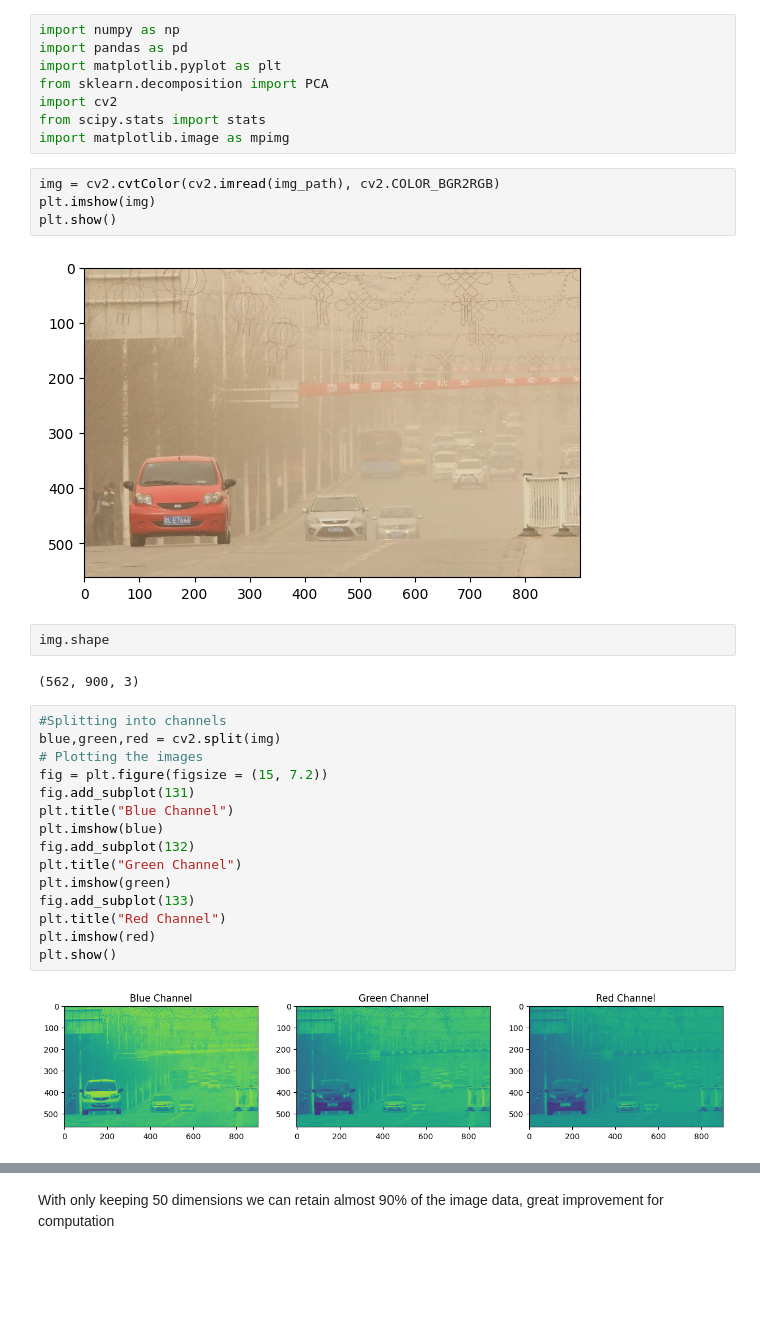
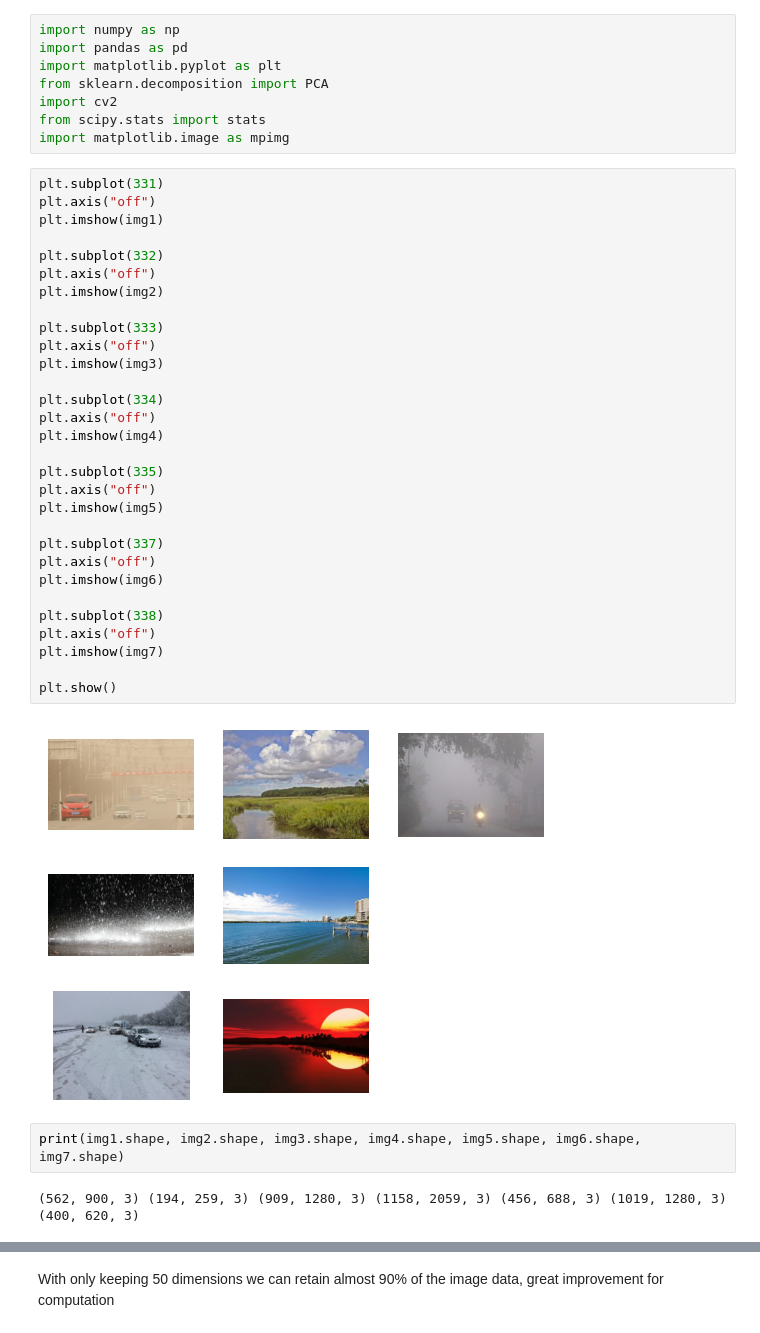
Before and after one commit to Vijayvkb007/Weather-Detection-System, a Jupyter notebook: advanced-data-processing.ipynb, the cells around one changed output, grey strips where cells are left out. Cells and saved outputs as stored; diff of their text form; blank space fills up the shorter version.

```diff
--- a/advanced-data-processing.ipynb
+++ b/advanced-data-processing.ipynb
@@ -21,30 +80,39 @@ from sklearn.decomposition import PCA
 import cv2
 from scipy.stats import stats
 import matplotlib.image as mpimg
-# %%
-img = cv2.cvtColor(cv2.imread(img_path), cv2.COLOR_BGR2RGB)
-plt.imshow(img)
-plt.show()
-# %% [output]
-[figure, removed]
-# %%
-img.shape
-# %% [output]
-(562, 900, 3)
-# %%
-#Splitting into channels
-blue,green,red = cv2.split(img)
-# Plotting the images
-fig = plt.figure(figsize = (15, 7.2))
-fig.add_subplot(131)
-plt.title("Blue Channel")
-plt.imshow(blue)
-fig.add_subplot(132)
-plt.title("Green Channel")
-plt.imshow(green)
-fig.add_subplot(133)
-plt.title("Red Channel")
-plt.imshow(red)
-plt.show()
-# %% [output]
-[figure, removed]
+# %%
+plt.subplot(331)
+plt.axis("off")
+plt.imshow(img1)
+
+plt.subplot(332)
+plt.axis("off")
+plt.imshow(img2)
+
+plt.subplot(333)
+plt.axis("off")
+plt.imshow(img3)
+
+plt.subplot(334)
+plt.axis("off")
+plt.imshow(img4)
+
+plt.subplot(335)
+plt.axis("off")
+plt.imshow(img5)
+
+plt.subplot(337)
+plt.axis("off")
+plt.imshow(img6)
+
+plt.subplot(338)
+plt.axis("off")
+plt.imshow(img7)
+
+plt.show()
+# %% [output]
+[figure, added]
+# %%
+print(img1.shape, img2.shape, img3.shape, img4.shape, img5.shape, img6.shape, img7.shape)
+# %% [output]
+(562, 900, 3) (194, 259, 3) (909, 1280, 3) (1158, 2059, 3) (456, 688, 3) (1019, 1280, 3) (400, 620, 3)
```
Also changed, not shown: parts of 27 cells of this notebook, 1 other file.
